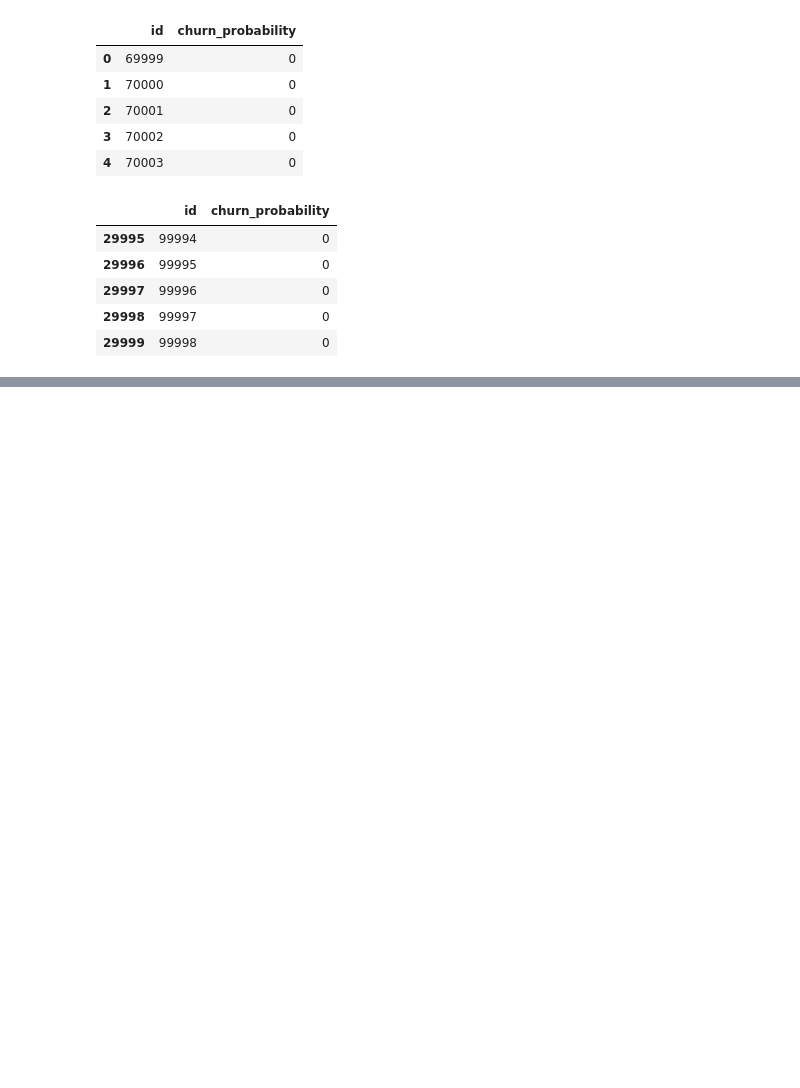
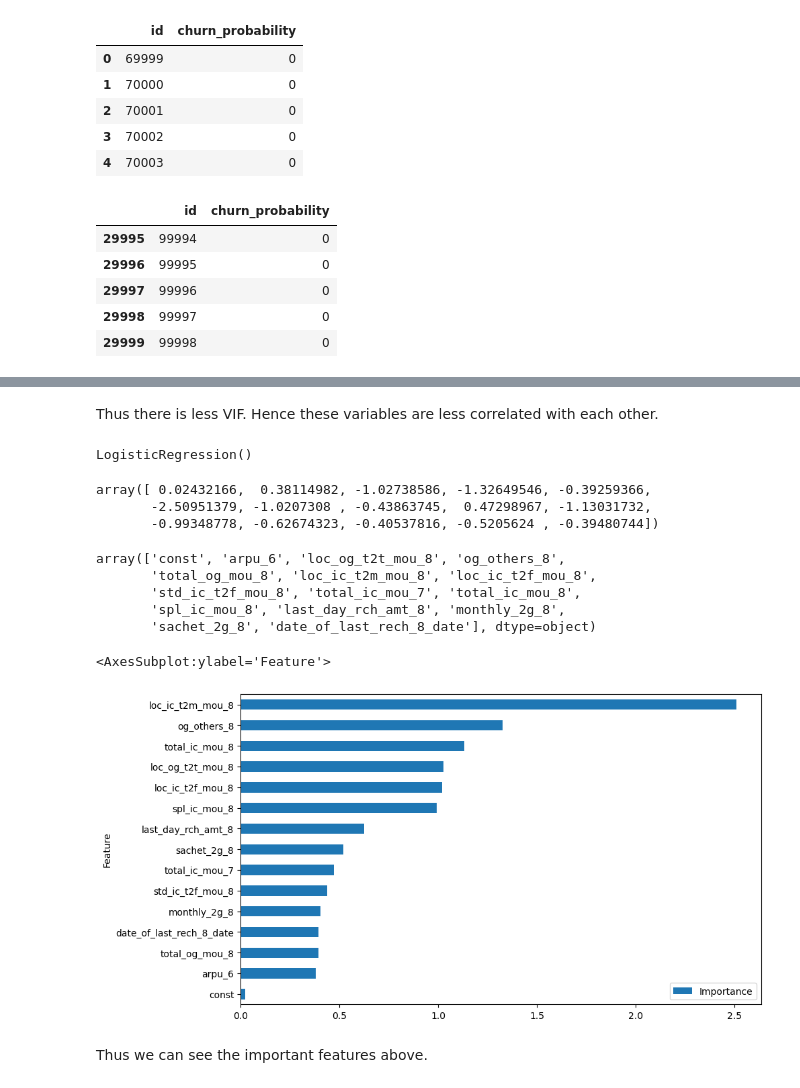
Before and after one commit to shivasaibondugula/Telecom-churn-prediction, a Jupyter notebook: starter-notebook - Labs 1.ipynb, the cells around one changed output, grey strips where cells are left out. Cells and saved outputs as stored; diff of their text form; code cells hidden in the pictures; blank space fills up the shorter version.

Commit message:
Added Readme,final model and final predictions of test data

```diff
--- a/starter-notebook - Labs 1.ipynb
+++ b/starter-notebook - Labs 1.ipynb
@@ -1291,0 +1425,6 @@ sample_df.to_csv("sample.csv",index=False)
+# %%
+# Let's re-run the model using the selected variables
+X_train_sm = sm.add_constant(X_train[col])
+logm3 = sm.GLM(y_train,X_train_sm, family = sm.families.Binomial())
+res = logm3.fit()
+res.summary()
@@ -1291,0 +1481,32 @@ sample_df.to_csv("sample.csv",index=False)
+# %% [markdown]
+Thus there is less VIF. Hence these variables are less correlated with each other.
+# %%
+logreg = LogisticRegression()
+# %%
+logreg.fit(X_train_sm,y_train)
+# %% [output]
+LogisticRegression()
+# %%
+coefficients = logreg.coef_[0]
+coefficients
+# %% [output]
+array([ 0.02432166,  0.38114982, -1.02738586, -1.32649546, -0.39259366,
+       -2.50951379, -1.0207308 , -0.43863745,  0.47298967, -1.13031732,
+       -0.99348778, -0.62674323, -0.40537816, -0.5205624 , -0.39480744])
+# %%
+np.array(X_train_sm.columns)
+# %% [output]
+array(['const', 'arpu_6', 'loc_og_t2t_mou_8', 'og_others_8',
+       'total_og_mou_8', 'loc_ic_t2m_mou_8', 'loc_ic_t2f_mou_8',
+       'std_ic_t2f_mou_8', 'total_ic_mou_7', 'total_ic_mou_8',
+       'spl_ic_mou_8', 'last_day_rch_amt_8', 'monthly_2g_8',
+       'sachet_2g_8', 'date_of_last_rech_8_date'], dtype=object)
+# %%
+feature_importance = pd.DataFrame({'Feature': X_train_sm.columns, 'Importance': np.abs(coefficients)})
+feature_importance = feature_importance.sort_values('Importance', ascending=True)
+feature_importance.plot(x='Feature', y='Importance', kind='barh', figsize=(10, 6))
+# %% [output]
+<AxesSubplot:ylabel='Feature'>
+[figure, added]
+# %% [markdown]
+Thus we can see the important features above.
```
Also changed, not shown: parts of 28 cells of this notebook, 2 other files.
